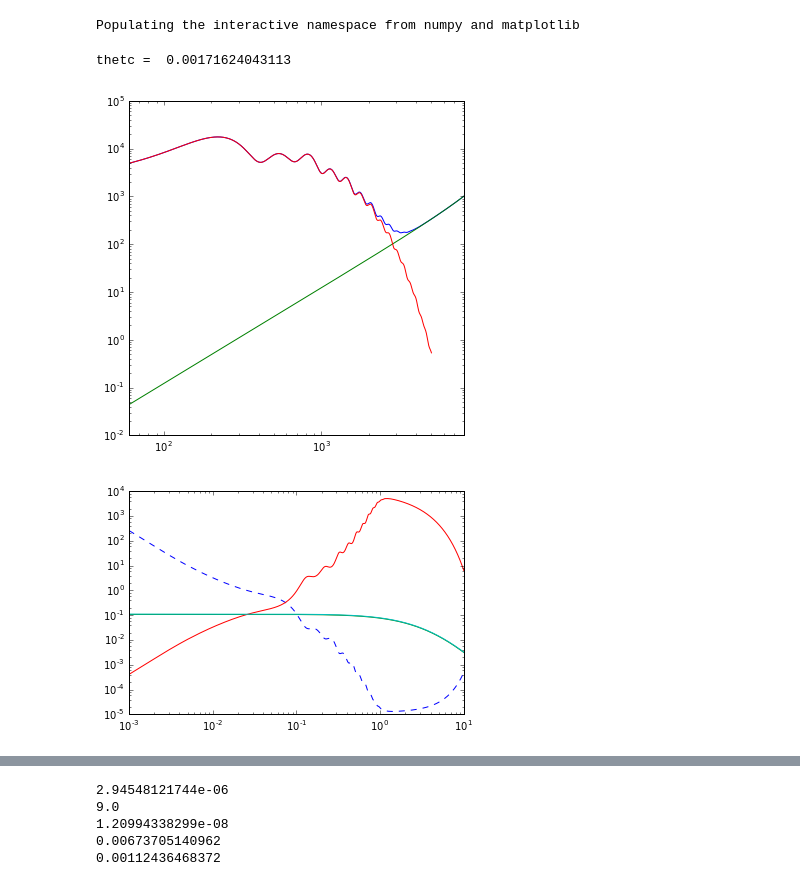
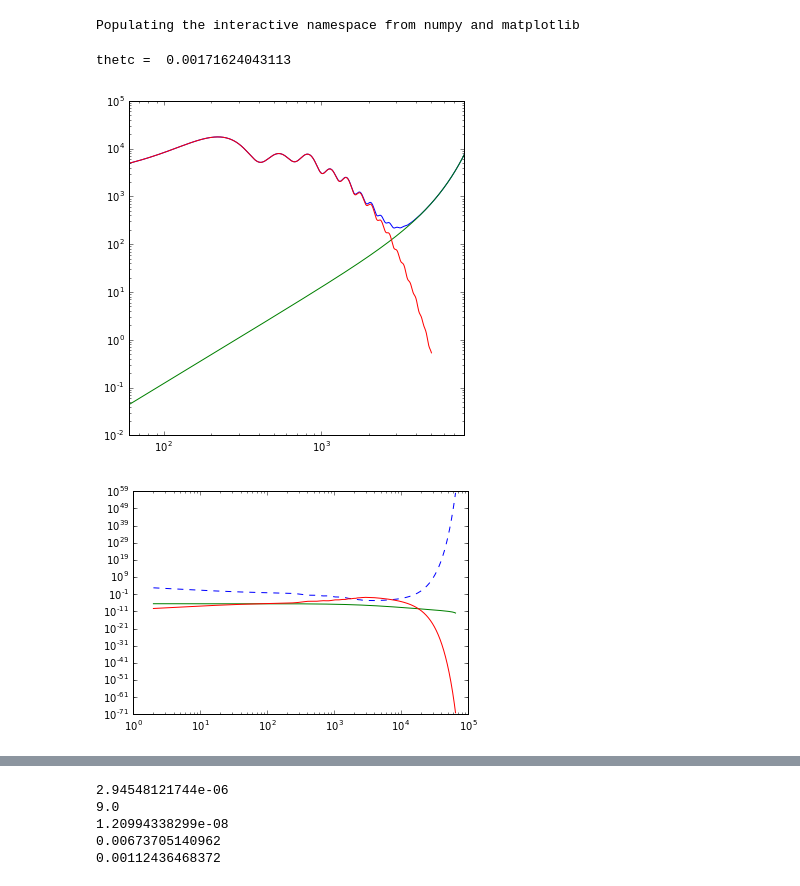
Before and after one commit to nbatta/szar, a Jupyter notebook: Matched_filter_SZ.ipynb, the cells around one changed output, grey strips where cells are left out. Cells and saved outputs as stored; diff of their text form; code cells hidden in the pictures.

```diff
--- a/Matched_filter_SZ.ipynb
+++ b/Matched_filter_SZ.ipynb
@@ -368,48 +356,48 @@ SZProf = SZ_Cluster_Model(rms_noise = 12.,fwhm=1.5 )
 # %%
 
 noise_plot = SZProf.plot_noise()
 noise_plot.show()
 
-dk = 0.001
-ktest = np.arange(0,10,dk)
+dell = 1
+#ells = np.arange(2,20000,dell)
 #ktest = 10**(np.arange(-3.5,1.0,0.1))
 
 arc = 5.9
 
 thetc = np.deg2rad(arc / 60.)
 thetc2 = np.deg2rad(arc/2. / 60.)
 print "thetc = ", thetc
 
-nl_k = SZProf.tot_noise_spec_k(ktest)
-y2dt2= SZProf.y2D_tilde_norm(ktest,thetc)
-y2dt2_2= SZProf.y2D_tilde_norm(ktest,thetc2)
+ells, nl, cl = SZProf.tot_noise_spec()
+y2dt2= SZProf.y2D_tilde_norm(ells,thetc)
+#y2dt2_2= SZProf.y2D_tilde_norm(ells,thetc2)
 
 plt.figure()
-plt.plot(ktest,nl_k,'--')
-plt.loglog(ktest,y2dt2)
-plt.plot(ktest,y2dt2/nl_k)
-plt.loglog(ktest,y2dt2_2)
+plt.plot(ells,nl,'--')
+plt.loglog(ells,y2dt2)
+plt.plot(ells,y2dt2/nl)
+#plt.loglog(ells,y2dt2_2)
 
 #FIX
 #fvar = SZProf.filter_variance(thetc)
 #print fvar #UNITS!!!!!!! [armin2] dropped a deg to arcmin somewhere
 #print fvar * thetc**2
 
 
 dthttest = np.deg2rad(0.1/60)
-tht = np.arange(dthttest,60*5*dthttest,dthttest)/thetc
+tht = np.arange(dthttest,60*5*dthttest,dthttest)
 #tht2 = tht/2.0
 #dthttest = 0.00001*arc
 #tht = np.arange(dthttest,0.05*arc,dthttest)
 filt = 0.0*tht
-filt2 = 0.0*tht
+#filt2 = 0.0*tht
 for ii in xrange(len(tht)):
-    filt[ii] = np.sum(special.jv(0,ktest*tht[ii])*ktest*y2dt2/nl_k)*dk
-    filt2[ii] = np.sum(special.jv(0,ktest*tht[ii])*ktest*y2dt2_2/nl_k)*dk
+    filt[ii] = np.sum(special.jv(0,ells*tht[ii])*ells*y2dt2/nl)
+#    filt2[ii] = np.sum(special.jv(0,ells*tht[ii])*ells*y2dt2_2/nl)
 # %% [output]
 thetc =  0.00171624043113
-[figure, old version]
+[figure, new version]
-[figure, old version]
+[figure, new version]
 # %%
 #plt.figure()
 #plt.loglog(ktest,y2dt2/y2dt2_2)
```
Also changed, not shown: parts of 2 cells of this notebook.
